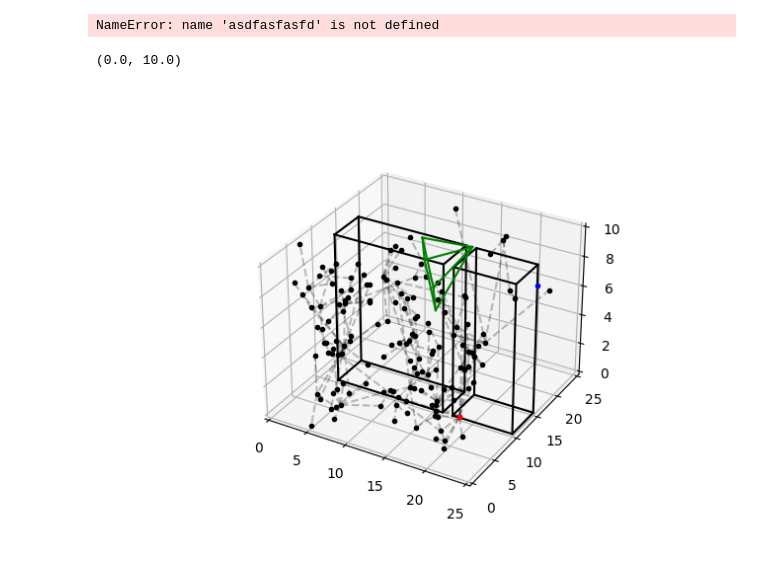
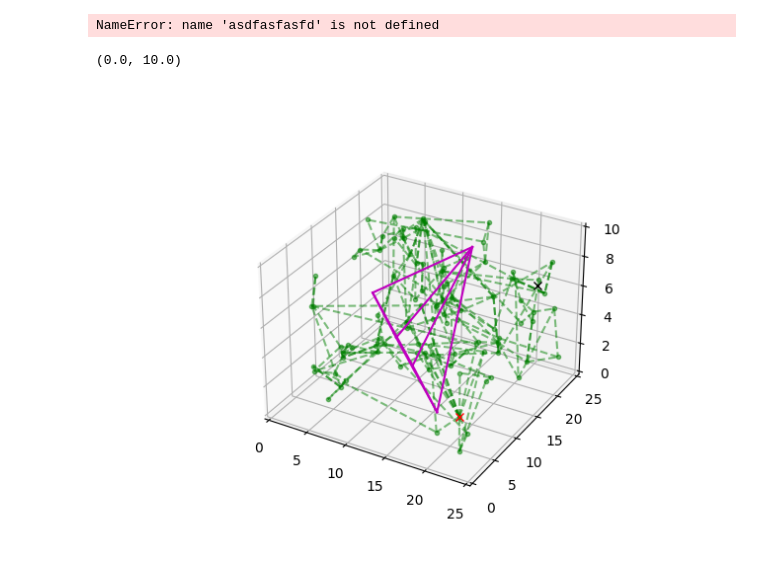
Before and after one commit to jeffersonkim97/cognis_UAM, a Jupyter notebook: script/3D/3DRRT_List.ipynb, the cells around one changed output. Saved outputs shown, nothing was run; the diff lists cells and outputs as text; code cells hidden in the pictures.

```diff
--- a/script/3D/3DRRT_List.ipynb
+++ b/script/3D/3DRRT_List.ipynb
@@ -379,12 +381,9 @@ def sample(rnt, qprev, currentTime):
 
     return camera_check_vec, qrand
 # %%
-def sample_node(rnt, qprev, tprev, waittime, currentTime):
-    print("Sampling Node")
-    weight_vec = np.array([0.8, 0.1])
-    weight = rn.uniform(0, 0.8)
-
-    q = np.array([0, 0, 0])
+def sample_node(rnt, qprev, waittime, V, T):
+    weight_vec = np.array([0.9, 0.1])
+    weight = rn.uniform(0, 1)
 
     if weight <= weight_vec[0]:
         #print('Random')
@@ -396,14 +395,17 @@ def sample_node(rnt, qprev, tprev, waittime, currentTime):
         direc = dq/norm*dQ*rnt
         q = qprev + direc
 
+    qnear, tnear = nearest_vertex(q, V, T)
+
     camera_check_vec = []
     for nc in range(num_cam):
         cam_i = camera[str(nc)]
-        camera_check_vec.append(outside_FOV(q, cam_i, currentTime))
+        camera_check_vec.append(outside_FOV(q, cam_i, tnear+waittime+rnt))
 
     if inside_map(q) == True and outside_building(q, building) == True and np.sum(camera_check_vec) == num_cam:
         print("Sample Found")
-        return q, waittime, currentTime
+        # return random node, wait time, movetime, nearest node
+        return q, waittime, tnear+waittime+rnt, qnear
     else:
-        print("Waiting")
-        return sample_node(rnt, qprev, tprev, waittime+rnt, tprev+waittime+rnt)
+        #print("Waiting")
+        return sample_node(rnt, qprev, waittime+rnt, V, T)
@@ -621,63 +657,63 @@ from mpl_toolkits import mplot3d
 from mpl_toolkits.mplot3d import Axes3D
 from mpl_toolkits.mplot3d.art3d import Poly3DCollection
 # %%
+# Visualization
+
 %matplotlib widget
 fig = plt.figure()
 ax = plt.axes(projection='3d')
 
-path = []
+# Plot node
+k = 0
+for v in V:
+    ax.plot3D(v[0], v[1], v[2], '.g', alpha=0.5)
+    #ax.text(v[0],v[1],v[2],  '%s, %s' % (str(round(Wait_Time[k],2)), str(round(T[k],2))), size=10, zorder=1, color='k')
+    k += 1
 
-for nb in range(building['nb']):
+# Plot edges
+for ll in range(len(E)):
+    edge1 = E[ll][0]
+    edge2 = E[ll][1]
+    ax.plot3D([edge1[0], edge2[0]], [edge1[1], edge2[1]], [edge1[2], edge2[2]], '--g', alpha=0.5)
+
+"""for nb in range(building['nb']):
     b = building[str(nb)]['Polygon']
     bx = []
     by = []
     bz = []
     for i in range(len(b)+1):
         if i < len(b):
             bx.append(b[i][0])
             by.append(b[i][1])
             bz.append(building[str(nb)]['height'])
         else:
             bx.append(b[i-len(b)][0])
             by.append(b[i-len(b)][1])
             bz.append(building[str(nb)]['height'])
+    for ii in np.linspace(0, building[str(nb)]['height'], 100):
+        ax.plot3D(bx, by, np.array([ii, ii, ii, ii, ii]), '-k', alpha=0.5)
     ax.plot3D(bx, by, bz, '-k')
     ax.plot3D(bx, by, np.zeros(len(b)+1,), '-k')
 
     for i in range(len(b)):
-        ax.plot3D([bx[i], bx[i]], [by[i], by[i]], [0, building[str(nb)]['height']], '-k')
+        ax.plot3D([bx[i], bx[i]], [by[i], by[i]], [0, building[str(nb)]['height']], '-k')"""
 
-# Plot node
-for kk in range(len(V)):
-    qcurr = V[kk]
-    ax.plot3D(qcurr[0], qcurr[1], qcurr[2], '.k')
-
-# Plot edges
-for ll in range(len(E)):
-    edge1 = E[ll][0]
-    edge2 = E[ll][1]
-    ax.plot3D([edge1[0], edge2[0]], [edge1[1], edge2[1]], [edge1[2], edge2[2]], '--k', alpha=0.25)
-
-camera_vertex = cam0.get_vertex(currentTime)
+camera_vertex = cam0.get_vertex(T[-1])
 for i in range(4):
     temp = camera_vertex[str(i)]
 
     if i == 3:
         tempt = camera_vertex[str(0)]
     else:
         tempt = camera_vertex[str(i+1)]
-    ax.plot3D([cam_pos[0], temp[0][0]], [cam_pos[1], temp[1][0]], [cam_pos[2], temp[2][0]], '-g')
-    ax.plot3D([temp[0][0], tempt[0][0]], [temp[1][0], tempt[1][0]], [temp[2][0], tempt[2][0]], '-g')
+    ax.plot3D([cam_pos[0], temp[0][0]], [cam_pos[1], temp[1][0]], [cam_pos[2], temp[2][0]], '-m')
+    ax.plot3D([temp[0][0], tempt[0][0]], [temp[1][0], tempt[1][0]], [temp[2][0], tempt[2][0]], '-m')
 
-if len(path) > 0:
-    for kkk in range(len(path)-1):
-        ax.plot3D([path[kkk][0], path[kkk+1][0]], [path[kkk][1], path[kkk+1][1]], [path[kkk][2], path[kkk+1][2]], '-r')
-
-ax.plot3D(x0[0], x0[1], x0[2], '.r')
-ax.plot3D(xf[0], xf[1], xf[2], '.b')
+ax.plot3D(x0[0], x0[1], x0[2], 'xr')
+ax.plot3D(xf[0], xf[1], xf[2], 'xk')
 ax.set_xlim(map_size[0], map_size[1])
 ax.set_ylim(map_size[2], map_size[3])
 ax.set_zlim(map_size[4], map_size[5])
 # %% [output]
 (0.0, 10.0)
-[figure, old version]
+[figure, new version]
```
Also changed, not shown: parts of 9 cells of this notebook, 10 other files.
